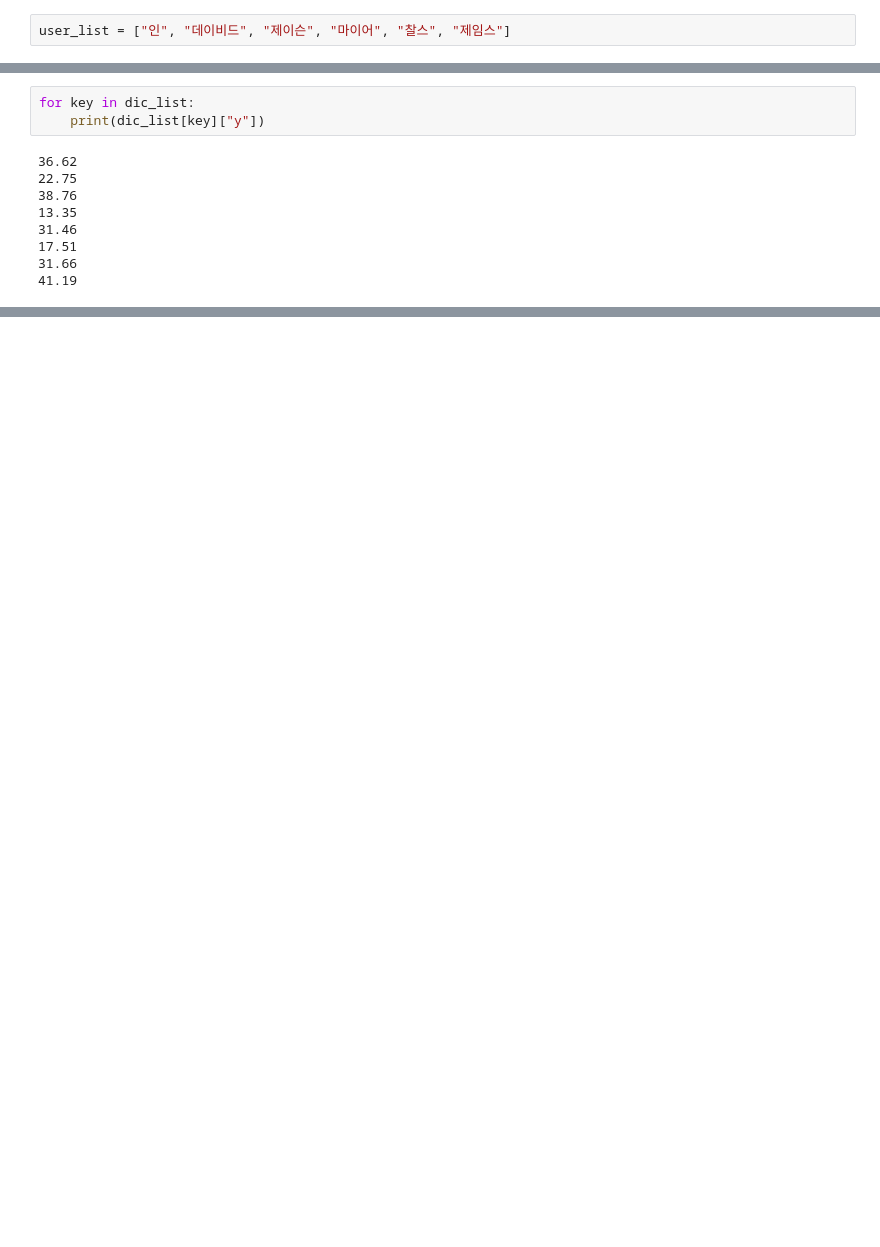
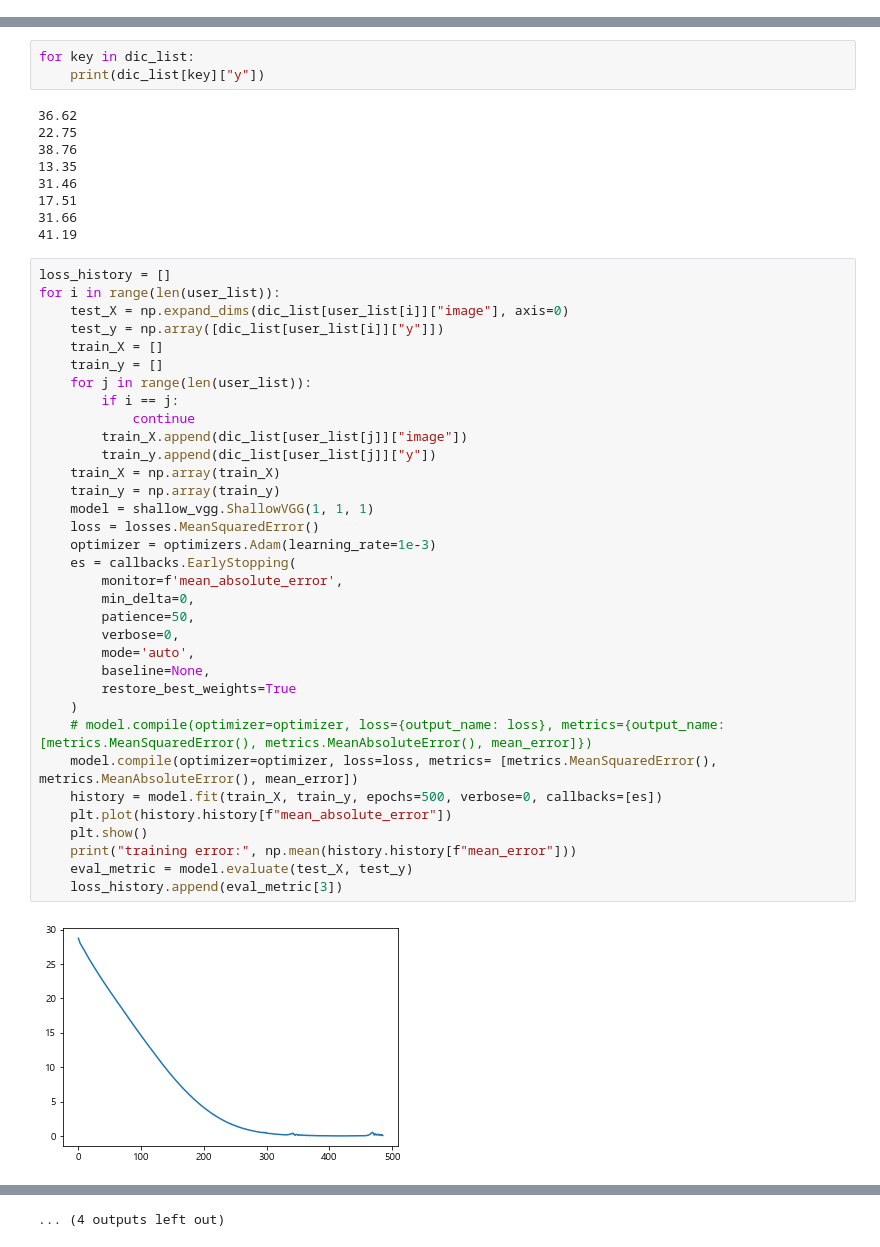
Before and after one commit to jskim-research/imu_research, a Jupyter notebook: 0401_IMU_MQ_test.ipynb, the cells around one changed output, grey strips where cells are left out. Drawn from its saved outputs; the diff is of its cells as text; blank space fills up the shorter version.

```diff
--- a/0401_IMU_MQ_test.ipynb
+++ b/0401_IMU_MQ_test.ipynb
@@ -172,2 +129,0 @@ print("std", np.std(loss_history))
-# %%
-user_list = ["인", "데이비드", "제이슨", "마이어", "찰스", "제임스"]
@@ -243,3 +147,39 @@ for key in dic_list:
 17.51
 31.66
 41.19
+# %%
+loss_history = []
+for i in range(len(user_list)):
+    test_X = np.expand_dims(dic_list[user_list[i]]["image"], axis=0)
+    test_y = np.array([dic_list[user_list[i]]["y"]])
+    train_X = []
+    train_y = []
+    for j in range(len(user_list)):
+        if i == j:
+            continue
+        train_X.append(dic_list[user_list[j]]["image"])
+        train_y.append(dic_list[user_list[j]]["y"])
+    train_X = np.array(train_X)
+    train_y = np.array(train_y)
+    model = shallow_vgg.ShallowVGG(1, 1, 1)
+    loss = losses.MeanSquaredError()
+    optimizer = optimizers.Adam(learning_rate=1e-3)
+    es = callbacks.EarlyStopping(
+        monitor=f'mean_absolute_error',
+        min_delta=0,
+        patience=50,
+        verbose=0,
+        mode='auto',
+        baseline=None,
+        restore_best_weights=True
+    )
+    # model.compile(optimizer=optimizer, loss={output_name: loss}, metrics={output_name: [metrics.MeanSquaredError(), metrics.MeanAbsoluteError(), mean_error]})
+    model.compile(optimizer=optimizer, loss=loss, metrics= [metrics.MeanSquaredError(), metrics.MeanAbsoluteError(), mean_error])
+    history = model.fit(train_X, train_y, epochs=500, verbose=0, callbacks=[es])
+    plt.plot(history.history[f"mean_absolute_error"])
+    plt.show()
+    print("training error:", np.mean(history.history[f"mean_error"]))
+    eval_metric = model.evaluate(test_X, test_y)
+    loss_history.append(eval_metric[3])
+# %% [output]
+[figure, added]
@@ -245,0 +203 @@ for key in dic_list:
+... (4 outputs left out)
```
Also changed, not shown: parts of 9 cells of this notebook, 1 other file.
